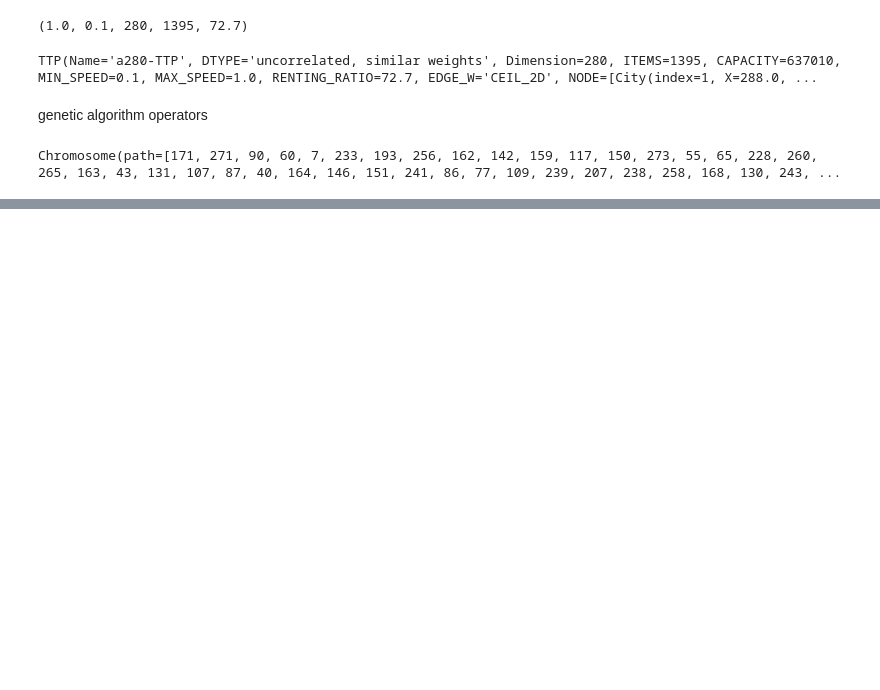
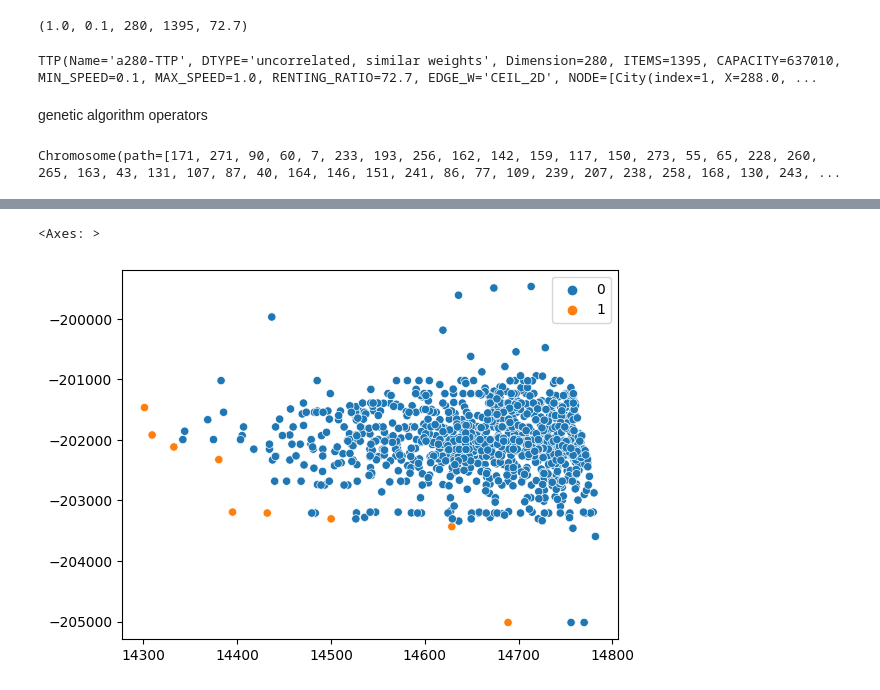
Before and after one commit to thatbeer/Nature_inspired, a Jupyter notebook: project02/ga.ipynb, the cells around one changed output, grey strips where cells are left out. Drawn from its saved outputs; the diff is of its cells as text; code cells hidden in the pictures; blank space fills up the shorter version.

```diff
--- a/project02/ga.ipynb
+++ b/project02/ga.ipynb
@@ -363,3 +401,10 @@ def find_dominance_flags(population):
 # Example usage
 # Assuming population is already defined
 dominance_flags = find_dominance_flags(population)
+# %%
+import seaborn as sns
+
+sns.scatterplot(y=[-x.phenome.profit for x in population],x=[x.phenome.time for x in population],hue=dominance_flags)
+# %% [output]
+<Axes: >
+[figure, added]
```
Also changed, not shown: parts of 5 cells of this notebook, 3 other files.
